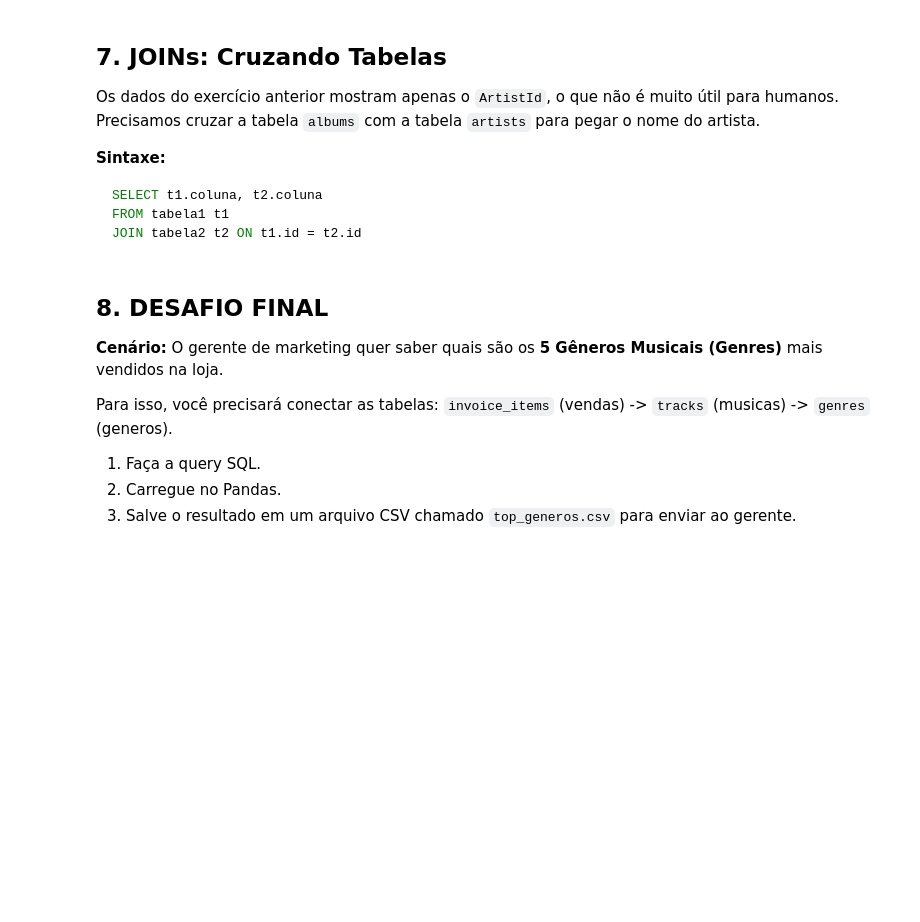
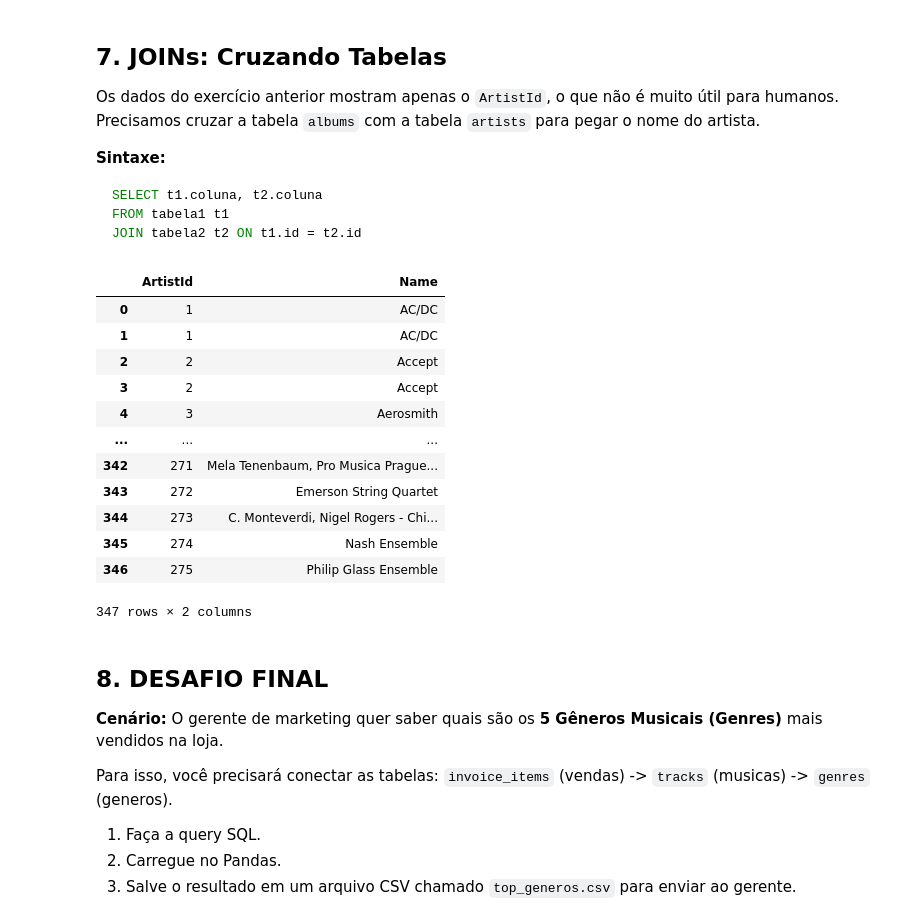
Before and after one commit to Milton2330/data-extraction-course, a Jupyter notebook: notebooks/lab_02_sql_extraction.ipynb, the cells around one changed output. Drawn from its saved outputs; the diff is of its cells as text; code cells hidden in the pictures; blank space fills up the shorter version.

````diff
--- a/notebooks/lab_02_sql_extraction.ipynb
+++ b/notebooks/lab_02_sql_extraction.ipynb
@@ -170,6 +187,28 @@ SELECT t1.coluna, t2.coluna
 FROM tabela1 t1
 JOIN tabela2 t2 ON t1.id = t2.id
 ```
+# %%
+query_join = """
+SELECT t1.ArtistId, t2.Name
+FROM Album t1
+JOIN Artist t2 ON t1.ArtistId = t2.ArtistId
+"""
+df_join = pd.read_sql(query_join, engine)
+df_join
+# %% [output]
+|  | ArtistId | Name |
+| 0 | 1 | AC/DC |
+| 1 | 1 | AC/DC |
+| 2 | 2 | Accept |
+| 3 | 2 | Accept |
+| 4 | 3 | Aerosmith |
+| ... | ... | ... |
+| 342 | 271 | Mela Tenenbaum, Pro Musica Prague... |
+| 343 | 272 | Emerson String Quartet |
+| 344 | 273 | C. Monteverdi, Nigel Rogers - Chi... |
+| 345 | 274 | Nash Ensemble |
+| 346 | 275 | Philip Glass Ensemble |
+347 rows × 2 columns
 # %% [markdown]
 ## 8. DESAFIO FINAL
 **Cenário:** O gerente de marketing quer saber quais são os **5 Gêneros Musicais (Genres)** mais vendidos na loja.
````
Also changed, not shown: parts of 4 cells of this notebook.
